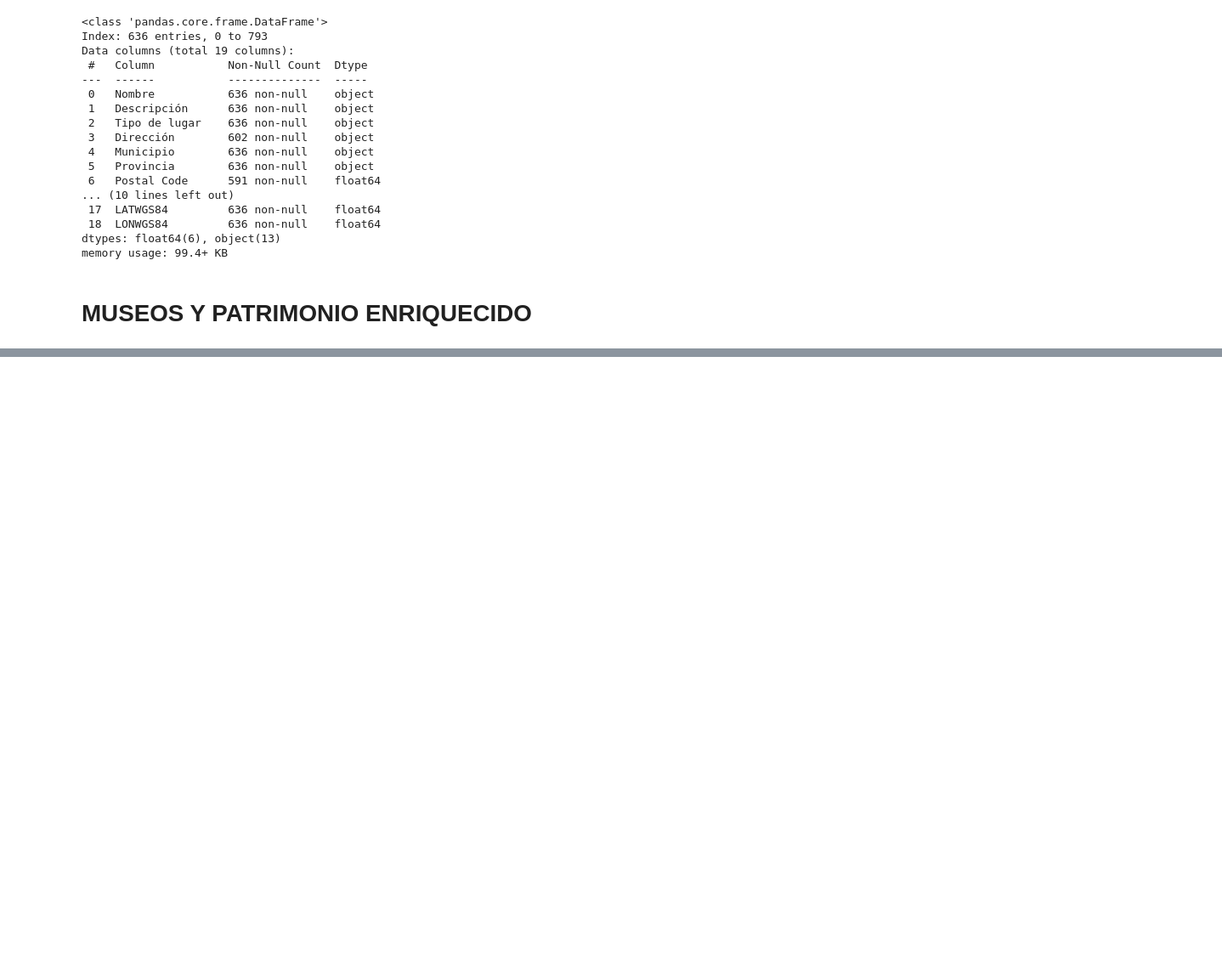
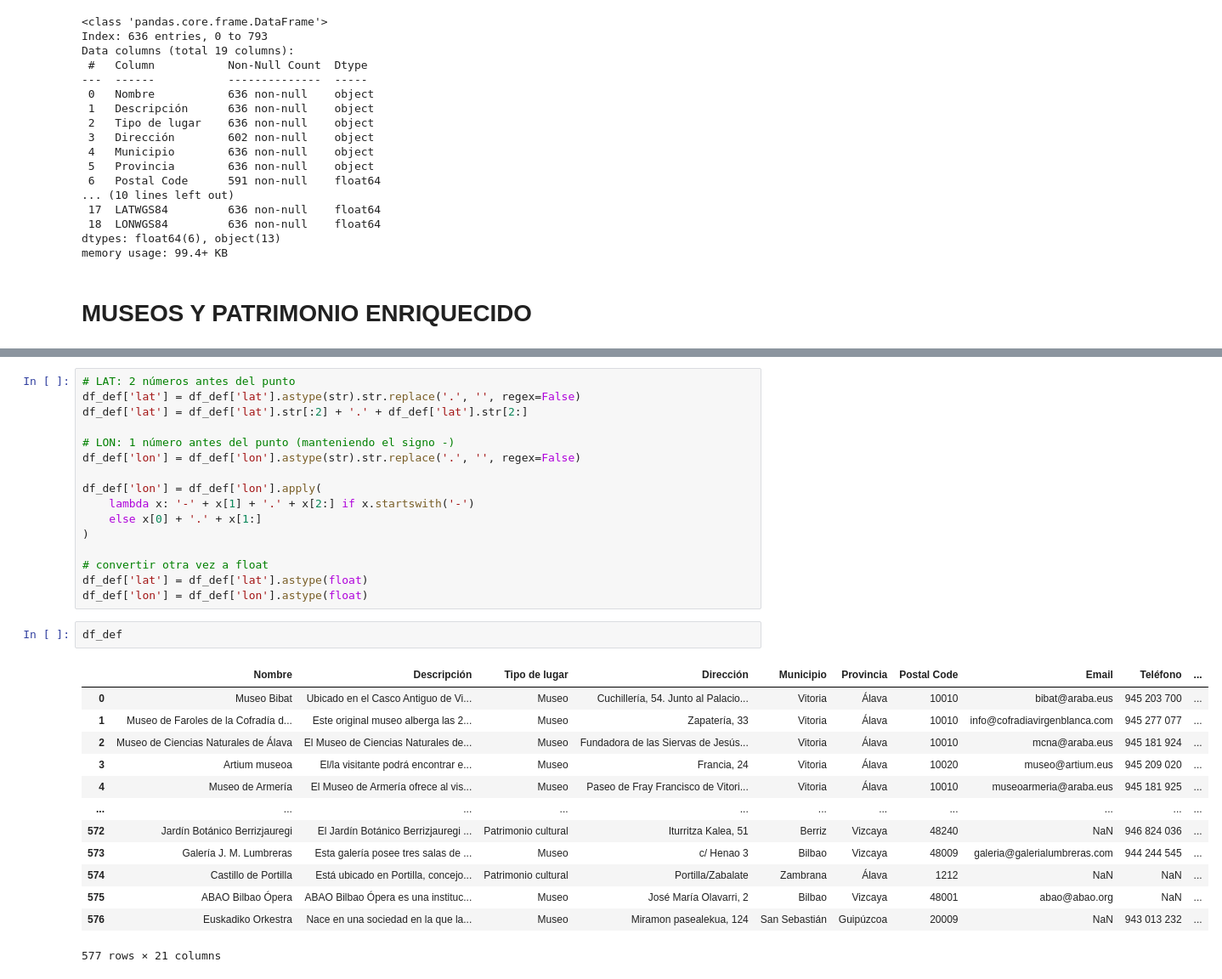
Before and after one commit to chiaralopez/Proyectos-Bootcamp-Data-Science, a Jupyter notebook: 5-Desafio/Borrador data.ipynb, the cells around one changed output, grey strips where cells are left out. Shown at 85% size. Cells and saved outputs as stored; diff of their text form; blank space fills up the shorter version.

```diff
--- a/5-Desafio/Borrador data.ipynb
+++ b/5-Desafio/Borrador data.ipynb
@@ -380,0 +431,32 @@ df_def[df_def["valoracion"] < 4.2]
+# %%
+# LAT: 2 números antes del punto
+df_def['lat'] = df_def['lat'].astype(str).str.replace('.', '', regex=False)
+df_def['lat'] = df_def['lat'].str[:2] + '.' + df_def['lat'].str[2:]
+
+# LON: 1 número antes del punto (manteniendo el signo -)
+df_def['lon'] = df_def['lon'].astype(str).str.replace('.', '', regex=False)
+
+df_def['lon'] = df_def['lon'].apply(
+    lambda x: '-' + x[1] + '.' + x[2:] if x.startswith('-')
+    else x[0] + '.' + x[1:]
+)
+
+# convertir otra vez a float
+df_def['lat'] = df_def['lat'].astype(float)
+df_def['lon'] = df_def['lon'].astype(float)
+# %%
+df_def
+# %% [output]
+|  | Nombre | Descripción | Tipo de lugar | Dirección | Municipio | Provincia | Postal Code | Email | Teléfono | ... |
+| 0 | Museo Bibat | Ubicado en el Casco Antiguo de Vi... | Museo | Cuchillería, 54. Junto al Palacio... | Vitoria | Álava | 10010 | bibat@araba.eus | 945 203 700 | ... |
+| 1 | Museo de Faroles de la Cofradía d... | Este original museo alberga las 2... | Museo | Zapatería, 33 | Vitoria | Álava | 10010 | info@cofradiavirgenblanca.com | 945 277 077 | ... |
+| 2 | Museo de Ciencias Naturales de Álava | El Museo de Ciencias Naturales de... | Museo | Fundadora de las Siervas de Jesús... | Vitoria | Álava | 10010 | mcna@araba.eus | 945 181 924 | ... |
+| 3 | Artium museoa | El/la visitante podrá encontrar e... | Museo | Francia, 24 | Vitoria | Álava | 10020 | museo@artium.eus | 945 209 020 | ... |
+| 4 | Museo de Armería | El Museo de Armería ofrece al vis... | Museo | Paseo de Fray Francisco de Vitori... | Vitoria | Álava | 10010 | museoarmeria@araba.eus | 945 181 925 | ... |
+| ... | ... | ... | ... | ... | ... | ... | ... | ... | ... | ... |
+| 572 | Jardín Botánico Berrizjauregi | El Jardín Botánico Berrizjauregi ... | Patrimonio cultural | Iturritza Kalea, 51 | Berriz | Vizcaya | 48240 | NaN | 946 824 036 | ... |
+| 573 | Galería J. M. Lumbreras | Esta galería posee tres salas de ... | Museo | c/ Henao 3 | Bilbao | Vizcaya | 48009 | galeria@galerialumbreras.com | 944 244 545 | ... |
+| 574 | Castillo de Portilla | Está ubicado en Portilla, concejo... | Patrimonio cultural | Portilla/Zabalate | Zambrana | Álava | 1212 | NaN | NaN | ... |
+| 575 | ABAO Bilbao Ópera | ABAO Bilbao Ópera es una instituc... | Museo | José María Olavarri, 2 | Bilbao | Vizcaya | 48001 | abao@abao.org | NaN | ... |
+| 576 | Euskadiko Orkestra | Nace en una sociedad en la que la... | Museo | Miramon pasealekua, 124 | San Sebastián | Guipúzcoa | 20009 | NaN | 943 013 232 | ... |
+577 rows × 21 columns
```
Also changed, not shown: parts of 15 cells of this notebook, 7 other files.
